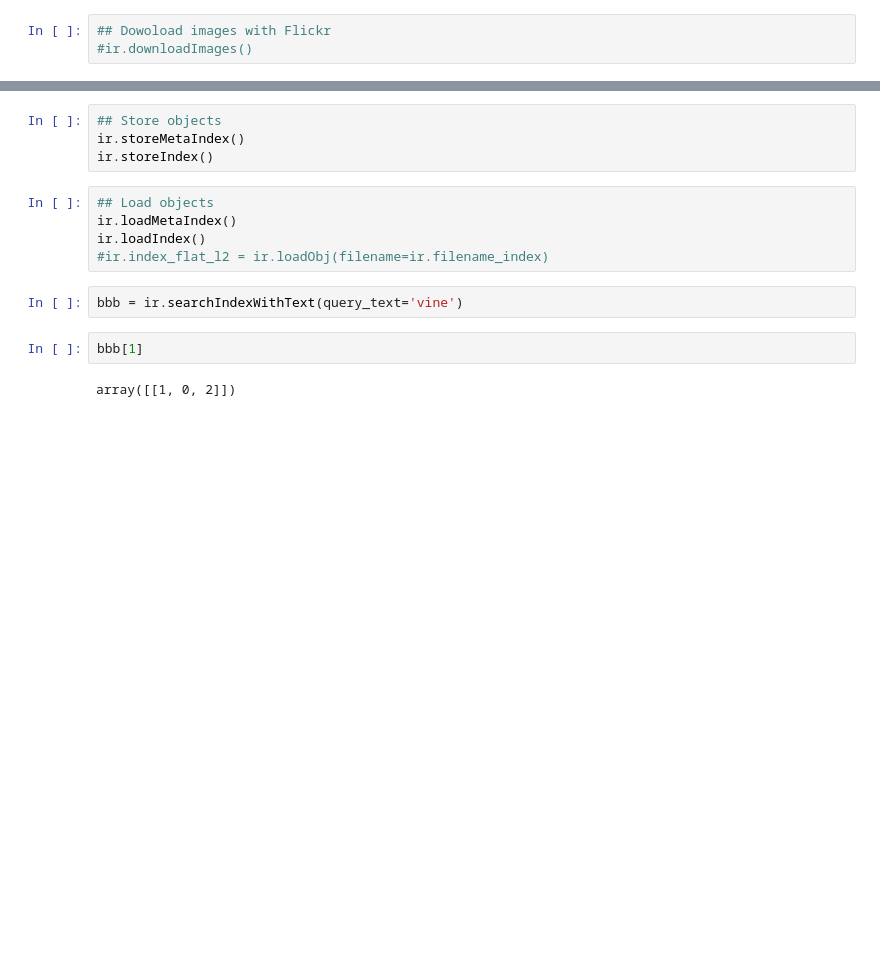
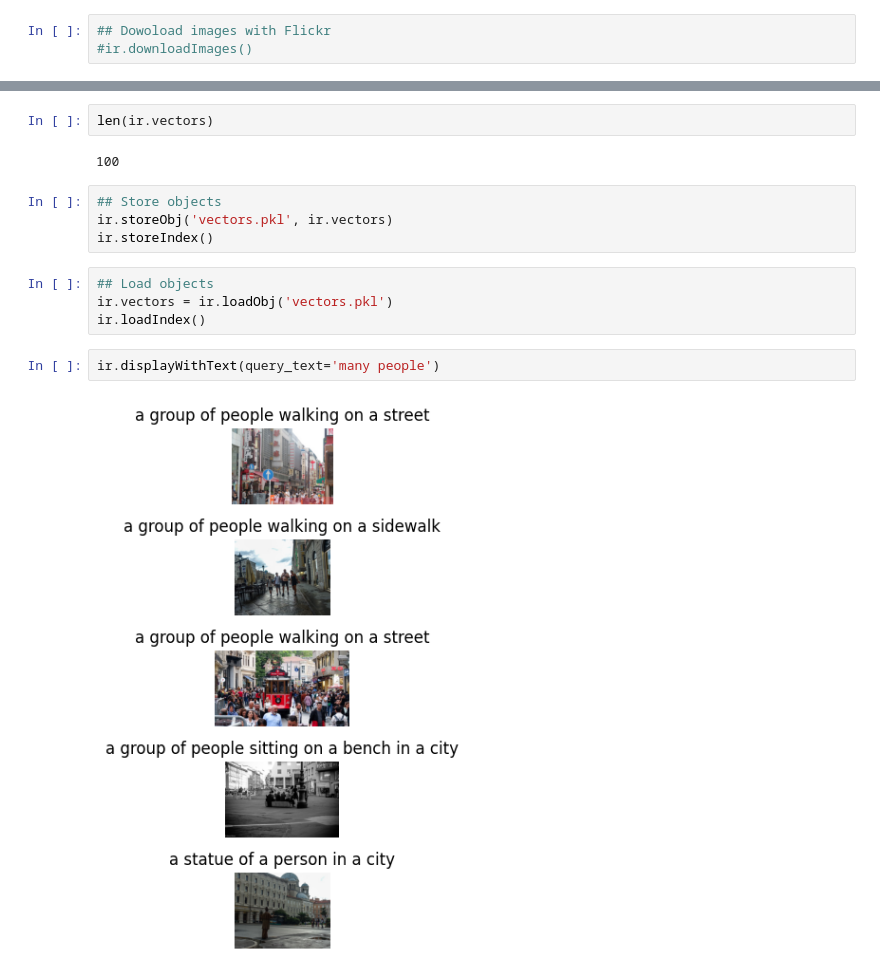
Before and after one commit to kyoro1/Azure_Vision_ImageRetrieval, a Jupyter notebook: notebook/how-to-use.ipynb, the cells around one changed output, grey strips where cells are left out. Cells and saved outputs as stored; diff of their text form; blank space fills up the shorter version.

Commit message:
Added display feature

```diff
--- a/notebook/how-to-use.ipynb
+++ b/notebook/how-to-use.ipynb
@@ -27,15 +37,16 @@ ir.getVectorFromImages(folder='./downloaded_images')
+# %%
+len(ir.vectors)
+# %% [output]
+100
 # %%
 ## Store objects
-ir.storeMetaIndex()
+ir.storeObj('vectors.pkl', ir.vectors)
 ir.storeIndex()
 # %%
 ## Load objects
-ir.loadMetaIndex()
+ir.vectors = ir.loadObj('vectors.pkl')
 ir.loadIndex()
-#ir.index_flat_l2 = ir.loadObj(filename=ir.filename_index)
-# %%
-bbb = ir.searchIndexWithText(query_text='vine')
-# %%
-bbb[1]
-# %% [output]
-array([[1, 0, 2]])
+# %%
+ir.displayWithText(query_text='many people')
+# %% [output]
+[figure, added]
```
Also changed, not shown: parts of 1 cell of this notebook, 3 other files.
